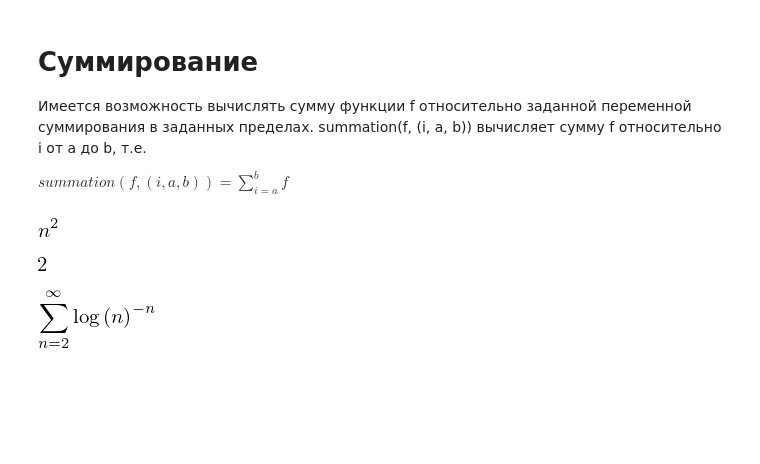
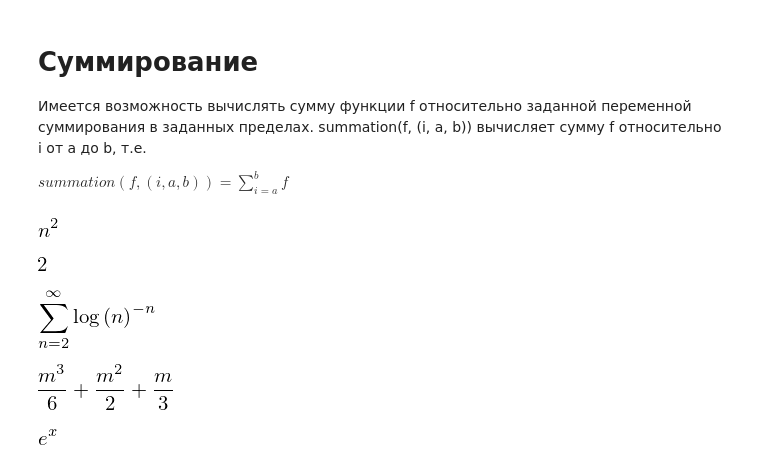
Before and after one commit to KazAndr/balavstvo_checking, a Jupyter notebook: test_modules/sympy/sympy_test.ipynb, the cells around one changed output. Saved outputs shown, nothing was run; the diff lists cells and outputs as text; code cells hidden in the pictures; blank space fills up the shorter version.

```diff
--- a/test_modules/sympy/sympy_test.ipynb
+++ b/test_modules/sympy/sympy_test.ipynb
@@ -260,3 +260,13 @@ summation(1/2**i, (i, 0, oo))
 summation(1/log(n)**n, (n, 2, oo))
 # %% [output]
 [figure]
+# %%
+summation(i, (i, 0, n), (n, 0, m))
+# %% [output]
+[figure, added]
+# %%
+from sympy.abc import x
+from sympy import factorial
+summation(x**n/factorial(n), (n, 0, oo))
+# %% [output]
+[figure, added]
```
Also changed, not shown: parts of 15 cells of this notebook.
